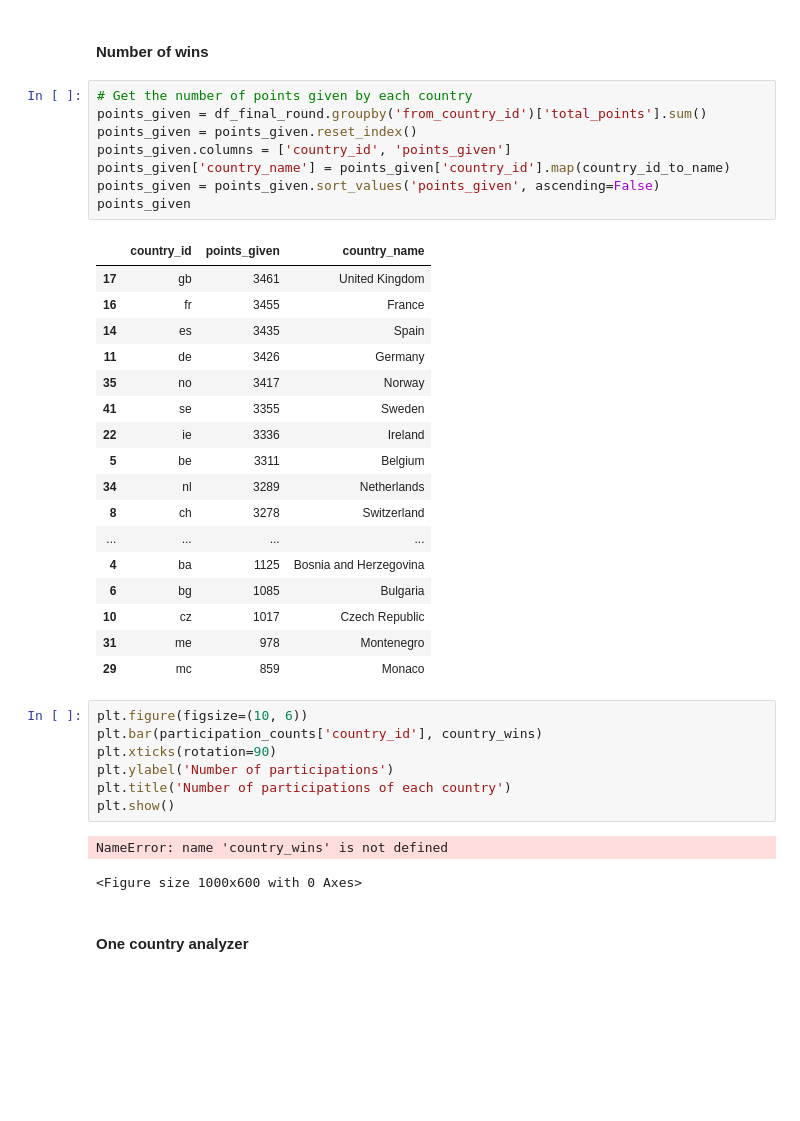
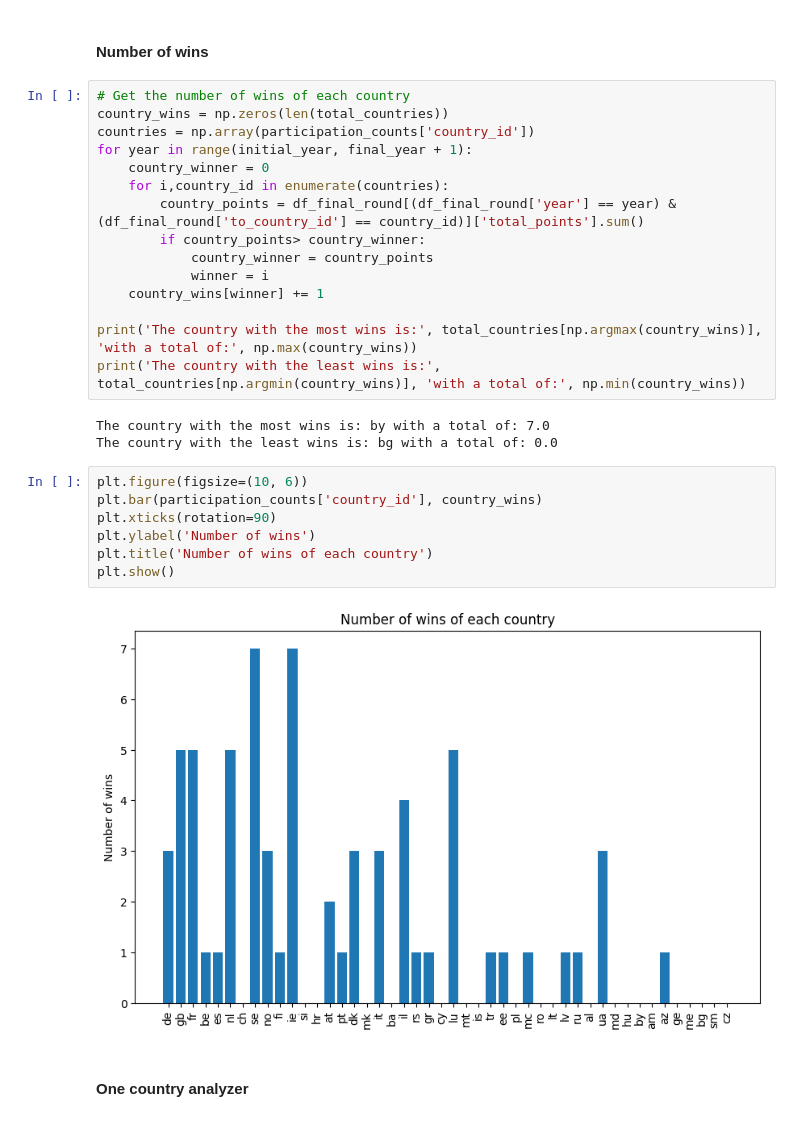
Before and after one commit to Mate1Coll/Eurovision_Contest_Analysis, a Jupyter notebook: Notebook.ipynb, the cells around one changed output. Saved outputs shown, nothing was run; the diff lists cells and outputs as text; blank space fills up the shorter version.

```diff
--- a/Notebook.ipynb
+++ b/Notebook.ipynb
@@ -216,42 +216,33 @@ Number of countries: 46
 ### Country analyzer
 # %% [markdown]
 #### Number of wins
-# %%
-# Get the number of points given by each country
-points_given = df_final_round.groupby('from_country_id')['total_points'].sum()
-points_given = points_given.reset_index()
-points_given.columns = ['country_id', 'points_given']
-points_given['country_name'] = points_given['country_id'].map(country_id_to_name)
-points_given = points_given.sort_values('points_given', ascending=False)
-points_given
-# %% [output]
-|  | country_id | points_given | country_name |
-| 17 | gb | 3461 | United Kingdom |
-| 16 | fr | 3455 | France |
-| 14 | es | 3435 | Spain |
-| 11 | de | 3426 | Germany |
-| 35 | no | 3417 | Norway |
-| 41 | se | 3355 | Sweden |
-| 22 | ie | 3336 | Ireland |
-| 5 | be | 3311 | Belgium |
-| 34 | nl | 3289 | Netherlands |
-| 8 | ch | 3278 | Switzerland |
-| ... | ... | ... | ... |
-| 4 | ba | 1125 | Bosnia and Herzegovina |
-| 6 | bg | 1085 | Bulgaria |
-| 10 | cz | 1017 | Czech Republic |
-| 31 | me | 978 | Montenegro |
-| 29 | mc | 859 | Monaco |
+# %%
+# Get the number of wins of each country
+country_wins = np.zeros(len(total_countries))
+countries = np.array(participation_counts['country_id'])
+for year in range(initial_year, final_year + 1):
+    country_winner = 0
+    for i,country_id in enumerate(countries):
+        country_points = df_final_round[(df_final_round['year'] == year) & (df_final_round['to_country_id'] == country_id)]['total_points'].sum()
+        if country_points> country_winner:
+            country_winner = country_points
+            winner = i
+    country_wins[winner] += 1
+
+print('The country with the most wins is:', total_countries[np.argmax(country_wins)], 'with a total of:', np.max(country_wins))
+print('The country with the least wins is:', total_countries[np.argmin(country_wins)], 'with a total of:', np.min(country_wins))
+# %% [output]
+The country with the most wins is: by with a total of: 7.0
+The country with the least wins is: bg with a total of: 0.0
 # %%
 plt.figure(figsize=(10, 6))
 plt.bar(participation_counts['country_id'], country_wins)
 plt.xticks(rotation=90)
-plt.ylabel('Number of participations')
-plt.title('Number of participations of each country')
+plt.ylabel('Number of wins')
+plt.title('Number of wins of each country')
 plt.show()
 # %% [output]
-NameError: name 'country_wins' is not defined
-<Figure size 1000x600 with 0 Axes>
+[figure, added]
 # %% [markdown]
 #### One country analyzer
 # %% [markdown]
```
Also changed, not shown: parts of 3 cells of this notebook.
